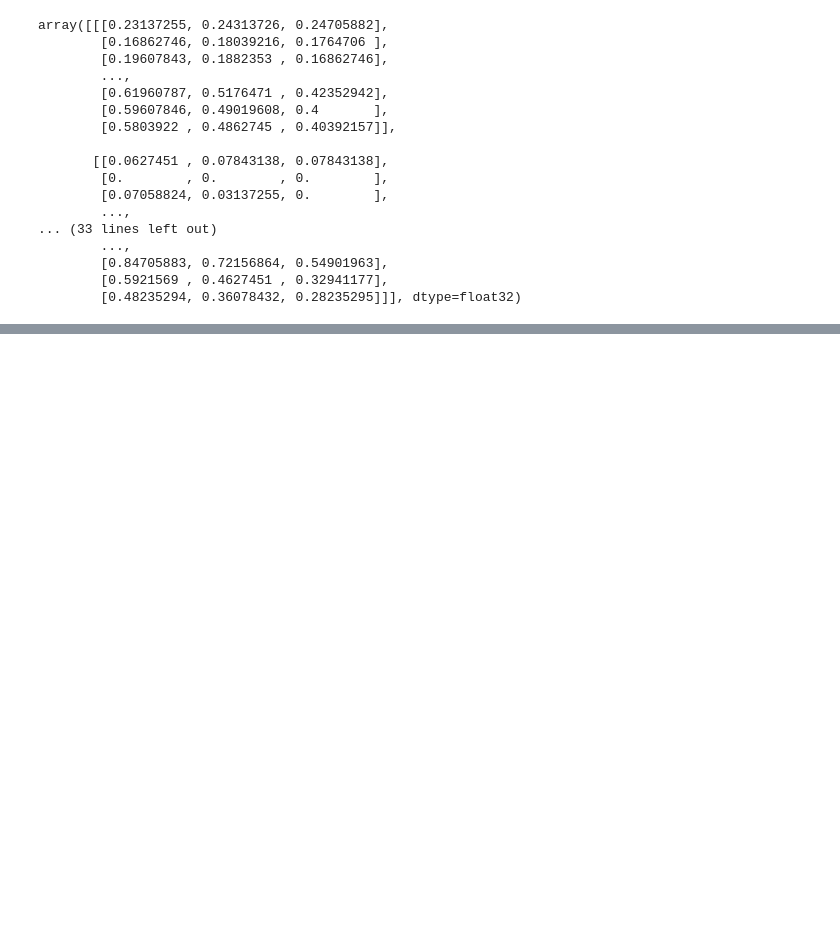
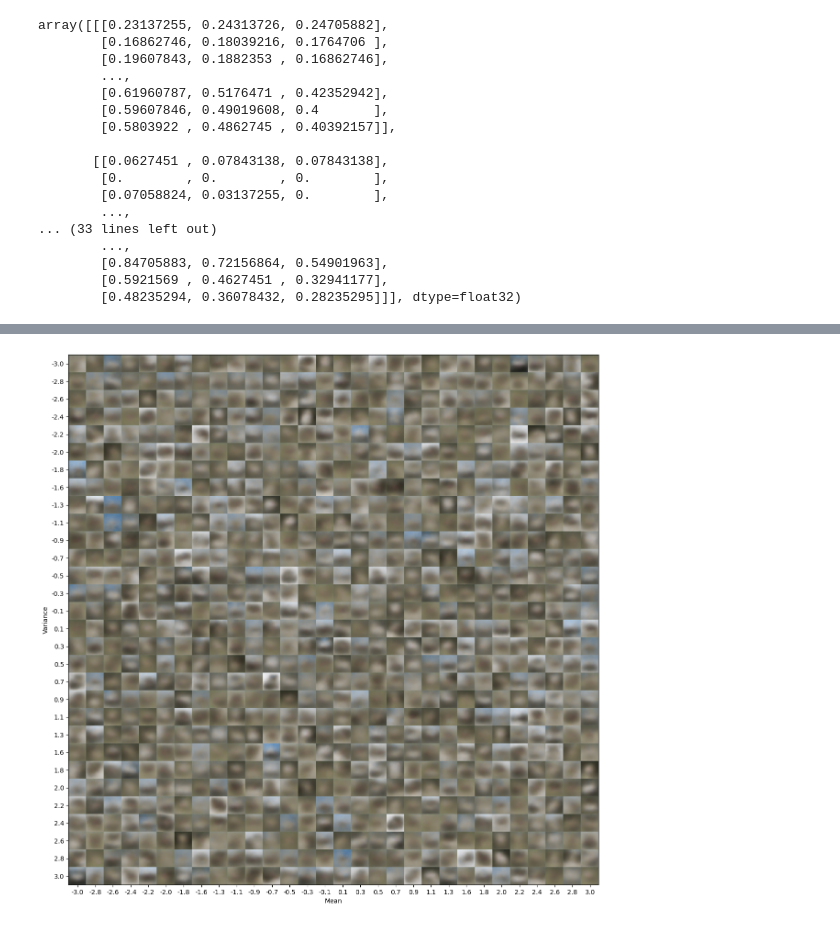
Before and after one commit to Umar-Waseem/vae-cifar-10, a Jupyter notebook: vae-cifar10.ipynb, the cells around one changed output, grey strips where cells are left out. Cells and saved outputs as stored; diff of their text form; code cells hidden in the pictures; blank space fills up the shorter version.

```diff
--- a/vae-cifar10.ipynb
+++ b/vae-cifar10.ipynb
@@ -283,0 +367,20 @@ plt.show()
+# %%
+def plot_latent_space(generated_images, n=30, scale=3, figsize=15):
+    img_height = generated_images.shape[0] // n
+
+    plt.figure(figsize=(figsize, figsize))
+    start_range = img_height // 2
+    end_range = n * img_height + start_range
+    pixel_range = np.arange(start_range, end_range, img_height)
+    sample_range_x = np.round(np.linspace(-scale, scale, n), 1)
+    sample_range_y = np.round(np.linspace(-scale, scale, n), 1)
+    plt.xticks(pixel_range, sample_range_x)
+    plt.yticks(pixel_range, sample_range_y)
+    plt.xlabel("Mean")
+    plt.ylabel("Variance")
+    plt.imshow(generated_images)
+    plt.show()
+
+plot_latent_space(latent_space)
+# %% [output]
+[figure, added]
```
Also changed, not shown: parts of 23 cells of this notebook.
